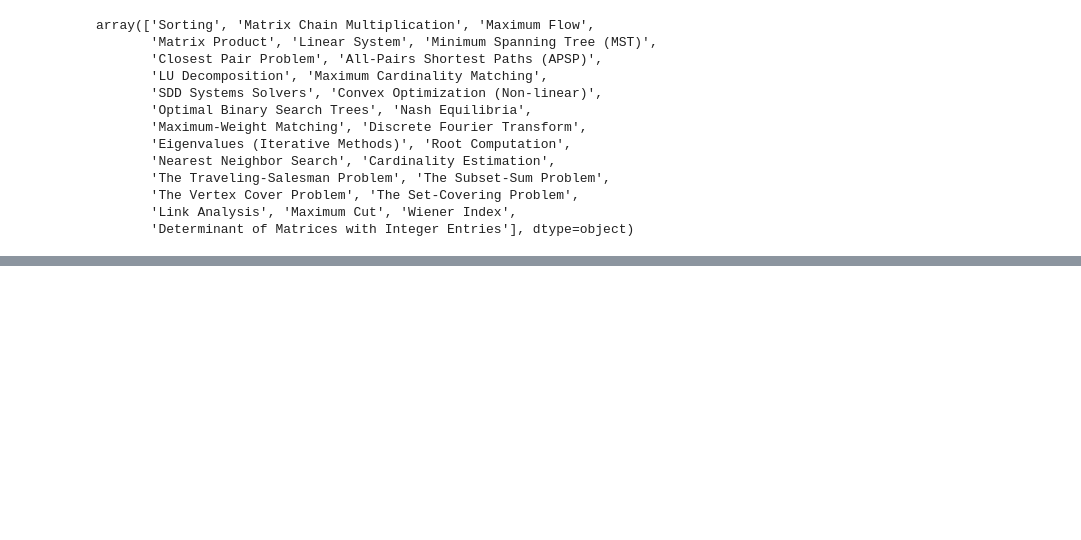
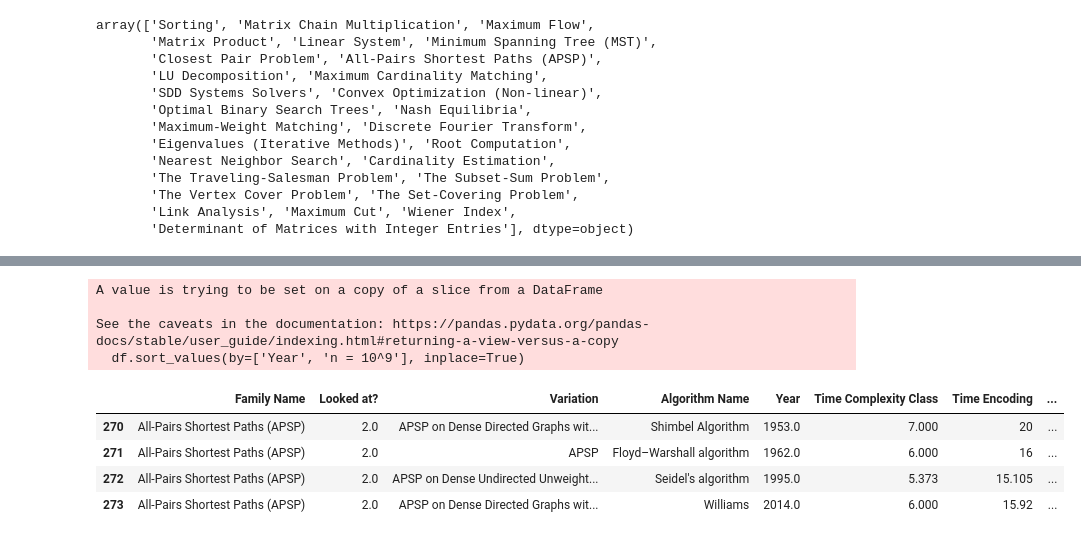
Before and after one commit to andrewlucasgs/approximation-algorithms, a Jupyter notebook: time.ipynb, the cells around one changed output, grey strips where cells are left out. Cells and saved outputs as stored; diff of their text form; code cells hidden in the pictures; blank space fills up the shorter version.

```diff
--- a/time.ipynb
+++ b/time.ipynb
@@ -565,0 +821,12 @@ plt.show()
+# %%
+filter_lowest_values(sheet1[sheet1['Family Name'] == 'All-Pairs Shortest Paths (APSP)'])
+# %% [output]
+A value is trying to be set on a copy of a slice from a DataFrame
+
+See the caveats in the documentation: https://pandas.pydata.org/pandas-docs/stable/user_guide/indexing.html#returning-a-view-versus-a-copy
+  df.sort_values(by=['Year', 'n = 10^9'], inplace=True)
+|  | Family Name | Looked at? | Variation | Algorithm Name | Year | Time Complexity Class | Time Encoding | ... |
+| 270 | All-Pairs Shortest Paths (APSP) | 2.0 | APSP on Dense Directed Graphs wit... | Shimbel Algorithm | 1953.0 | 7.000 | 20 | ... |
+| 271 | All-Pairs Shortest Paths (APSP) | 2.0 | APSP | Floyd–Warshall algorithm | 1962.0 | 6.000 | 16 | ... |
+| 272 | All-Pairs Shortest Paths (APSP) | 2.0 | APSP on Dense Undirected Unweight... | Seidel's algorithm | 1995.0 | 5.373 | 15.105 | ... |
+| 273 | All-Pairs Shortest Paths (APSP) | 2.0 | APSP on Dense Directed Graphs wit... | Williams | 2014.0 | 6.000 | 15.92 | ... |
```
Also changed, not shown: parts of 10 cells of this notebook, 8 other files.
